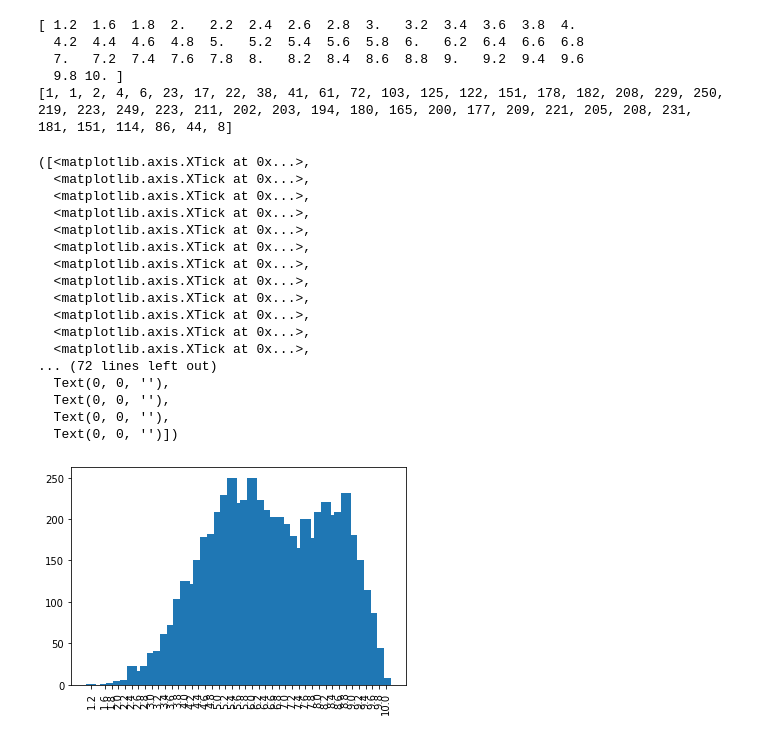
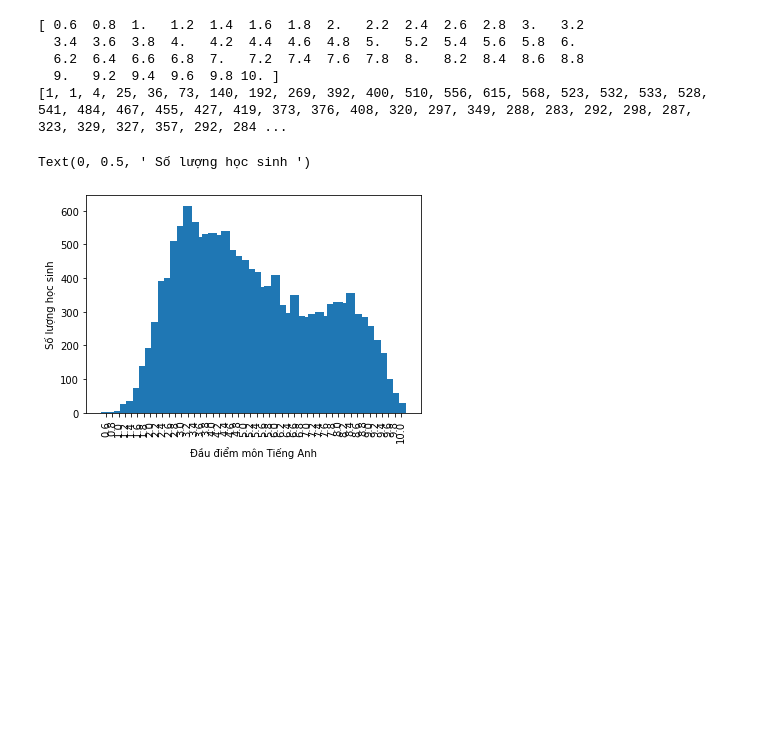
Before and after one commit to ha-duc-hai/Phan-tich-diem-thi-DH, a Jupyter notebook: xulyfilecsv.ipynb, the cells around one changed output. Cells and saved outputs as stored; diff of their text form; code cells hidden in the pictures; blank space fills up the shorter version.

```diff
--- a/xulyfilecsv.ipynb
+++ b/xulyfilecsv.ipynb
@@ -1,6 +1,6 @@
 # %%
 #Lấy dữ liệu ở trong file csv
-f = open('data.csv', 'r',encoding='utf8')
+f = open('new_data.csv', 'r',encoding='utf8')
 line = f.readline()
 toan = []
 van = []
@@ -29,7 +29,7 @@ for line in f.readlines():
         su.append(float(line[9]))
     if line[10] != '0' :
         dia.append(float(line[10]))
-    if line[11] != '0' :
+    if line[11][0] !='0':
         gdcd.append(float(line[11]))
 f.close()
 # Close file
@@ -131,47 +110,33 @@ plt.xticks(unique, rotation=90)
 # %%
 # Môn anh
 from matplotlib import pyplot as plt
 %matplotlib inline
 
 # Trung bình và trung vị
 anh.mean(), np.median(anh)
 
 # Xem có bao nhiêu đầu điểm
 unique = np.unique(anh)
 print(unique)
 
 # Đếm xem mỗi đầu điểm có bao nhiêu người
 a = list(anh)
 freq = [a.count(b) for b in unique]
 print(freq)
 
 # Đồ thị
 plt.bar(unique, freq, width=0.3)
 plt.xticks(unique, rotation=90)
+plt.xlabel(" Đầu điểm môn Tiếng Anh ")
+plt.ylabel(" Số lượng học sinh ")
 # %% [output]
-[ 1.2  1.6  1.8  2.   2.2  2.4  2.6  2.8  3.   3.2  3.4  3.6  3.8  4.
-  4.2  4.4  4.6  4.8  5.   5.2  5.4  5.6  5.8  6.   6.2  6.4  6.6  6.8
-  7.   7.2  7.4  7.6  7.8  8.   8.2  8.4  8.6  8.8  9.   9.2  9.4  9.6
-  9.8 10. ]
-[1, 1, 2, 4, 6, 23, 17, 22, 38, 41, 61, 72, 103, 125, 122, 151, 178, 182, 208, 229, 250, 219, 223, 249, 223, 211, 202, 203, 194, 180, 165, 200, 177, 209, 221, 205, 208, 231, 181, 151, 114, 86, 44, 8]
+[ 0.6  0.8  1.   1.2  1.4  1.6  1.8  2.   2.2  2.4  2.6  2.8  3.   3.2
+  3.4  3.6  3.8  4.   4.2  4.4  4.6  4.8  5.   5.2  5.4  5.6  5.8  6.
+  6.2  6.4  6.6  6.8  7.   7.2  7.4  7.6  7.8  8.   8.2  8.4  8.6  8.8
+  9.   9.2  9.4  9.6  9.8 10. ]
+[1, 1, 4, 25, 36, 73, 140, 192, 269, 392, 400, 510, 556, 615, 568, 523, 532, 533, 528, 541, 484, 467, 455, 427, 419, 373, 376, 408, 320, 297, 349, 288, 283, 292, 298, 287, 323, 329, 327, 357, 292, 284 ...
-([<matplotlib.axis.XTick at 0x...>,
-  <matplotlib.axis.XTick at 0x...>,
-  <matplotlib.axis.XTick at 0x...>,
-  <matplotlib.axis.XTick at 0x...>,
-  <matplotlib.axis.XTick at 0x...>,
-  <matplotlib.axis.XTick at 0x...>,
-  <matplotlib.axis.XTick at 0x...>,
-  <matplotlib.axis.XTick at 0x...>,
-  <matplotlib.axis.XTick at 0x...>,
-  <matplotlib.axis.XTick at 0x...>,
-  <matplotlib.axis.XTick at 0x...>,
-  <matplotlib.axis.XTick at 0x...>,
-... (72 lines left out)
-  Text(0, 0, ''),
-  Text(0, 0, ''),
-  Text(0, 0, ''),
-  Text(0, 0, '')])
+Text(0, 0.5, ' Số lượng học sinh ')
-[figure, old version]
+[figure, new version]
 # %%
 # Môn ly
 from matplotlib import pyplot as plt
```
Also changed, not shown: parts of 9 cells of this notebook, 1 other file.
